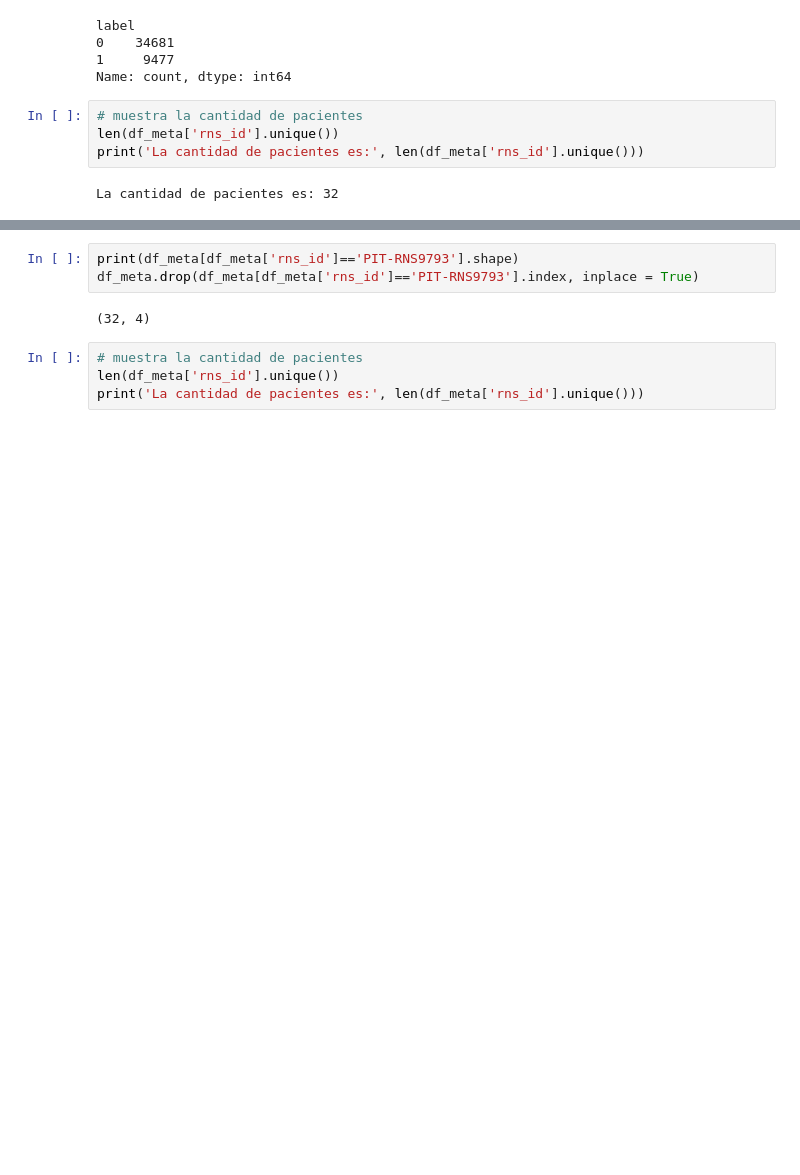
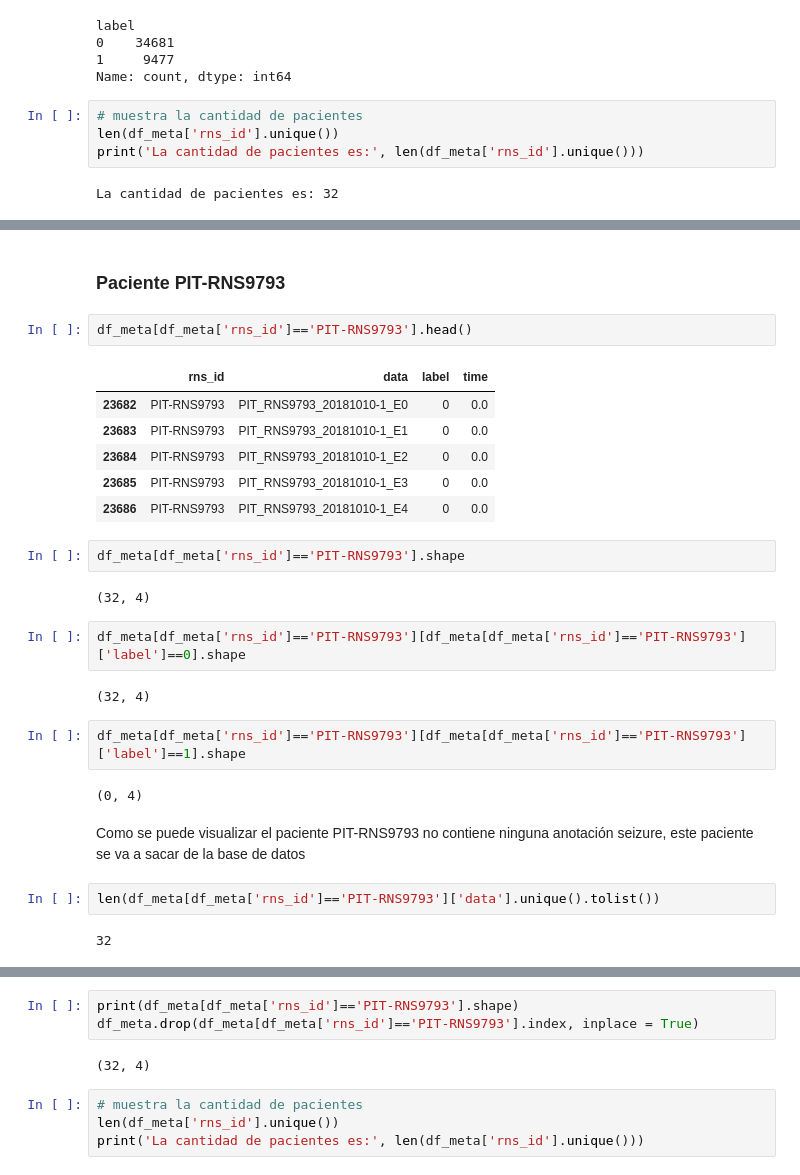
Before and after one commit to martinrrobins/PI-Thalamus-RNS, a Jupyter notebook: Paper_iESPnet_pruebas/01-Exploraciones/01.1 Exploracion.ipynb, the cells around one changed output, grey strips where cells are left out. Cells and saved outputs as stored; diff of their text form; blank space fills up the shorter version.

```diff
--- a/Paper_iESPnet_pruebas/01-Exploraciones/01.1 Exploracion.ipynb
+++ b/Paper_iESPnet_pruebas/01-Exploraciones/01.1 Exploracion.ipynb
@@ -217,0 +246,29 @@ La cantidad de pacientes es: 32
+# %% [markdown]
+### Paciente PIT-RNS9793
+# %%
+df_meta[df_meta['rns_id']=='PIT-RNS9793'].head()
+# %% [output]
+|  | rns_id | data | label | time |
+| 23682 | PIT-RNS9793 | PIT_RNS9793_20181010-1_E0 | 0 | 0.0 |
+| 23683 | PIT-RNS9793 | PIT_RNS9793_20181010-1_E1 | 0 | 0.0 |
+| 23684 | PIT-RNS9793 | PIT_RNS9793_20181010-1_E2 | 0 | 0.0 |
+| 23685 | PIT-RNS9793 | PIT_RNS9793_20181010-1_E3 | 0 | 0.0 |
+| 23686 | PIT-RNS9793 | PIT_RNS9793_20181010-1_E4 | 0 | 0.0 |
+# %%
+df_meta[df_meta['rns_id']=='PIT-RNS9793'].shape
+# %% [output]
+(32, 4)
+# %%
+df_meta[df_meta['rns_id']=='PIT-RNS9793'][df_meta[df_meta['rns_id']=='PIT-RNS9793']['label']==0].shape
+# %% [output]
+(32, 4)
+# %%
+df_meta[df_meta['rns_id']=='PIT-RNS9793'][df_meta[df_meta['rns_id']=='PIT-RNS9793']['label']==1].shape
+# %% [output]
+(0, 4)
+# %% [markdown]
+Como se puede visualizar el paciente PIT-RNS9793 no contiene ninguna anotación seizure, este paciente se va a sacar de la base de datos
+# %%
+len(df_meta[df_meta['rns_id']=='PIT-RNS9793']['data'].unique().tolist())
+# %% [output]
+32
```
Also changed, not shown: parts of 25 cells of this notebook.
